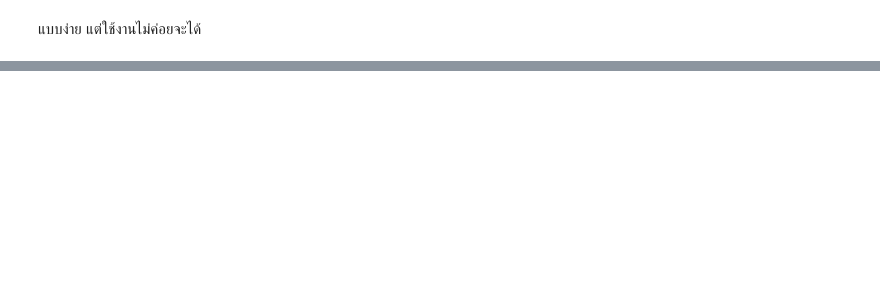
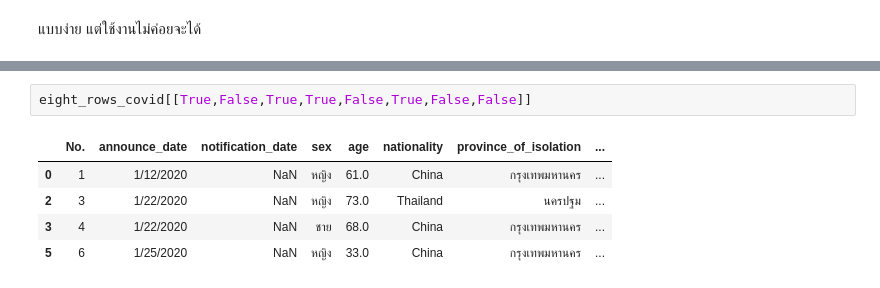
Before and after one commit to waraporn19/data_viz, a Jupyter notebook: Pandas_101.ipynb, the cells around one changed output, grey strips where cells are left out. Drawn from its saved outputs; the diff is of its cells as text; blank space fills up the shorter version.

```diff
--- a/Pandas_101.ipynb
+++ b/Pandas_101.ipynb
@@ -46,0 +140,8 @@ smaller_table
+# %%
+eight_rows_covid[[True,False,True,True,False,True,False,False]]
+# %% [output]
+|  | No. | announce_date | notification_date | sex | age | nationality | province_of_isolation | ... |
+| 0 | 1 | 1/12/2020 | NaN | หญิง | 61.0 | China | กรุงเทพมหานคร | ... |
+| 2 | 3 | 1/22/2020 | NaN | หญิง | 73.0 | Thailand | นครปฐม | ... |
+| 3 | 4 | 1/22/2020 | NaN | ชาย | 68.0 | China | กรุงเทพมหานคร | ... |
+| 5 | 6 | 1/25/2020 | NaN | หญิง | 33.0 | China | กรุงเทพมหานคร | ... |
```
Also changed, not shown: parts of 22 cells of this notebook.
